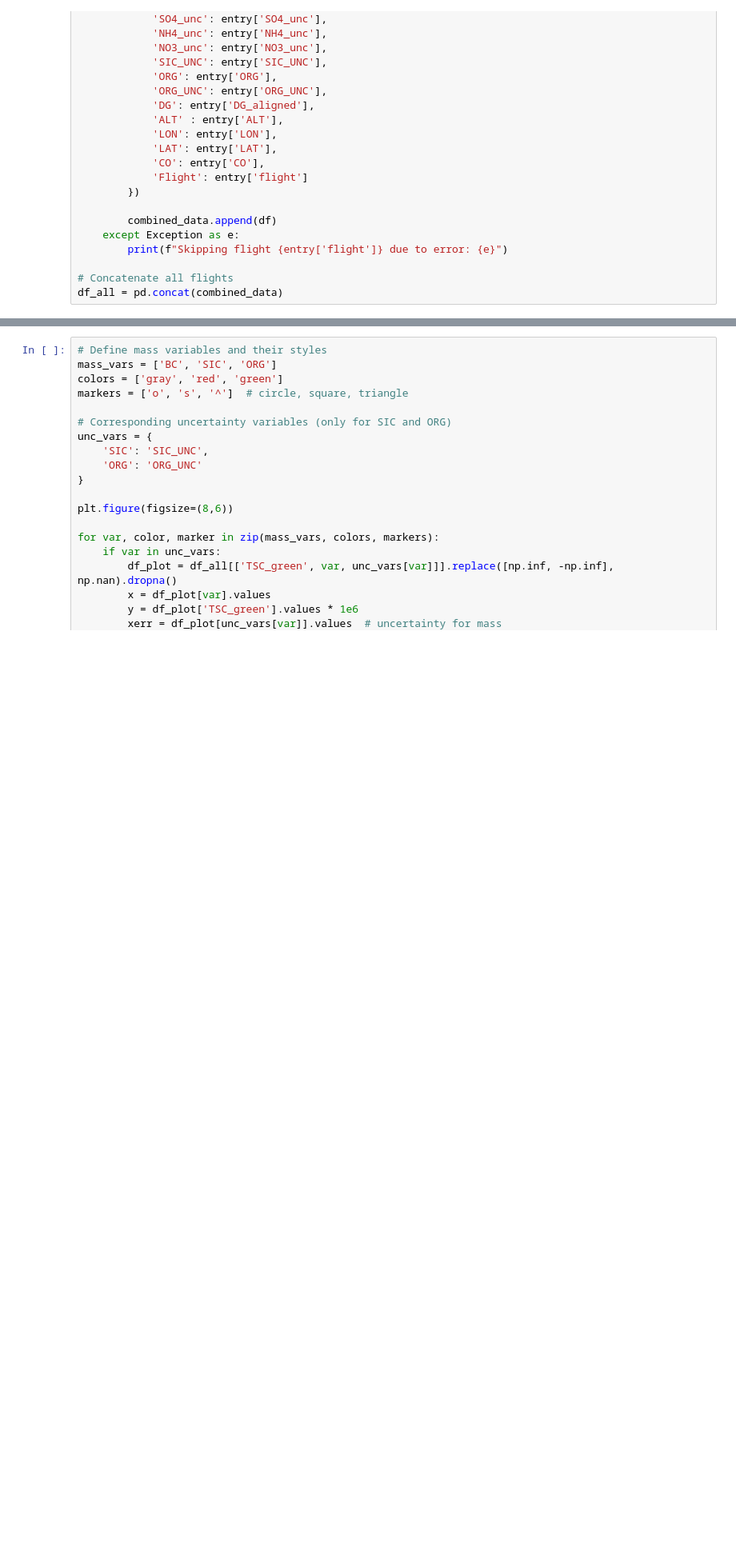
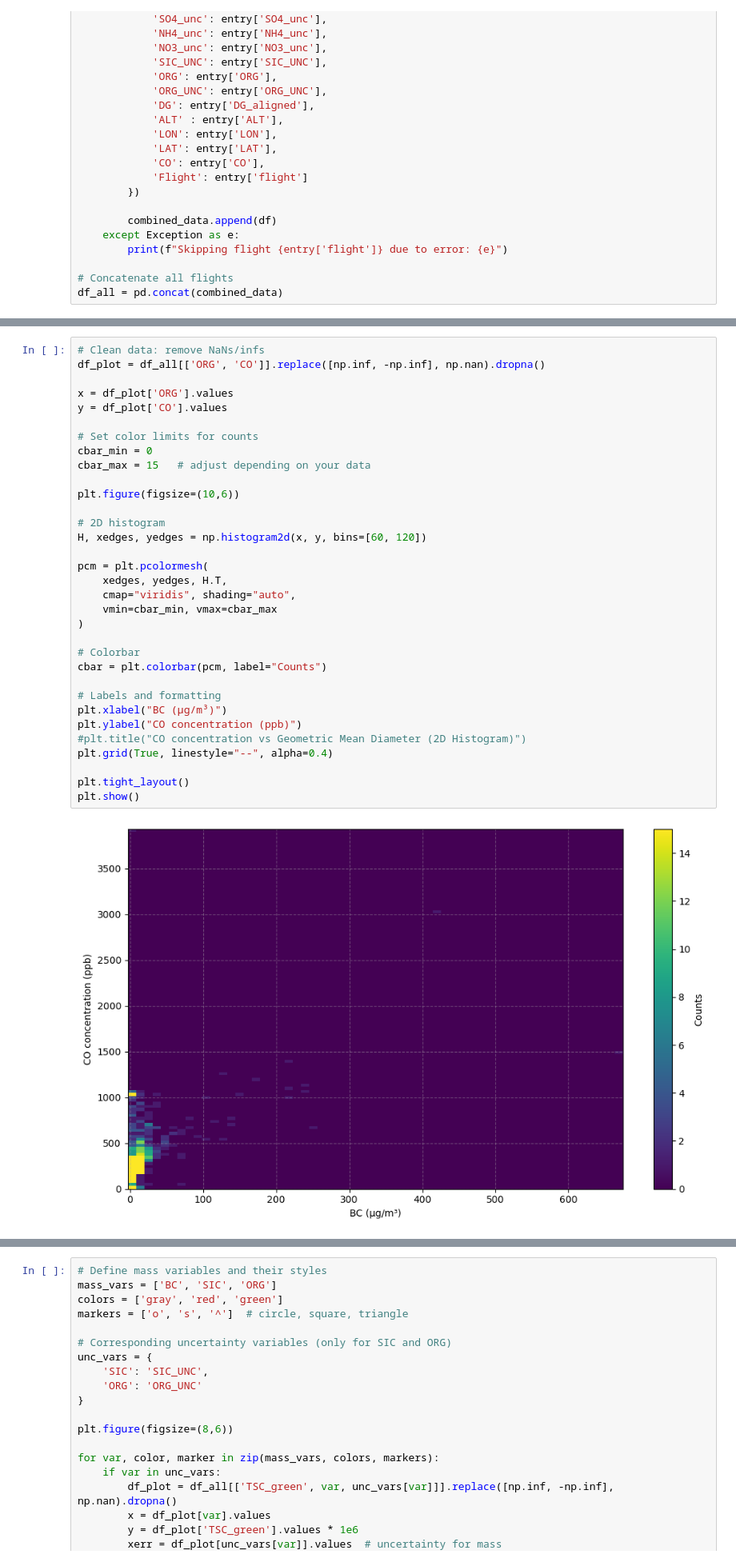
Before and after one commit to thiago-vg/SAMBBA-data-analysis, a Jupyter notebook: Scripts/Multi_linear_analysis/MLR_robust_analysis.ipynb, the cells around one changed output, grey strips where cells are left out. Shown at 80% size. Drawn from its saved outputs; the diff is of its cells as text; blank space fills up the shorter version.

```diff
--- a/Scripts/Multi_linear_analysis/MLR_robust_analysis.ipynb
+++ b/Scripts/Multi_linear_analysis/MLR_robust_analysis.ipynb
@@ -1160,0 +1193,35 @@ plt.show()
+# %%
+# Clean data: remove NaNs/infs
+df_plot = df_all[['ORG', 'CO']].replace([np.inf, -np.inf], np.nan).dropna()
+
+x = df_plot['ORG'].values
+y = df_plot['CO'].values
+
+# Set color limits for counts
+cbar_min = 0
+cbar_max = 15   # adjust depending on your data
+
+plt.figure(figsize=(10,6))
+
+# 2D histogram
+H, xedges, yedges = np.histogram2d(x, y, bins=[60, 120])
+
+pcm = plt.pcolormesh(
+    xedges, yedges, H.T,
+    cmap="viridis", shading="auto",
+    vmin=cbar_min, vmax=cbar_max
+)
+
+# Colorbar
+cbar = plt.colorbar(pcm, label="Counts")
+
+# Labels and formatting
+plt.xlabel("BC (µg/m³)")
+plt.ylabel("CO concentration (ppb)")
+#plt.title("CO concentration vs Geometric Mean Diameter (2D Histogram)")
+plt.grid(True, linestyle="--", alpha=0.4)
+
+plt.tight_layout()
+plt.show()
+# %% [output]
+[figure, added]
```
Also changed, not shown: parts of 14 cells of this notebook.
